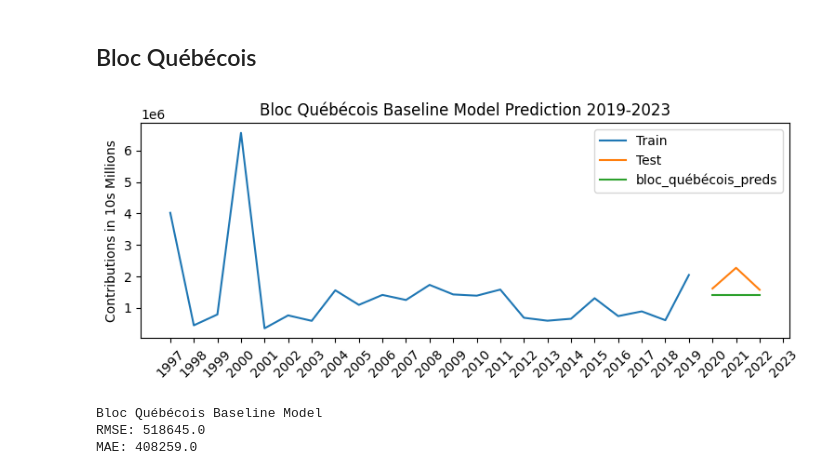
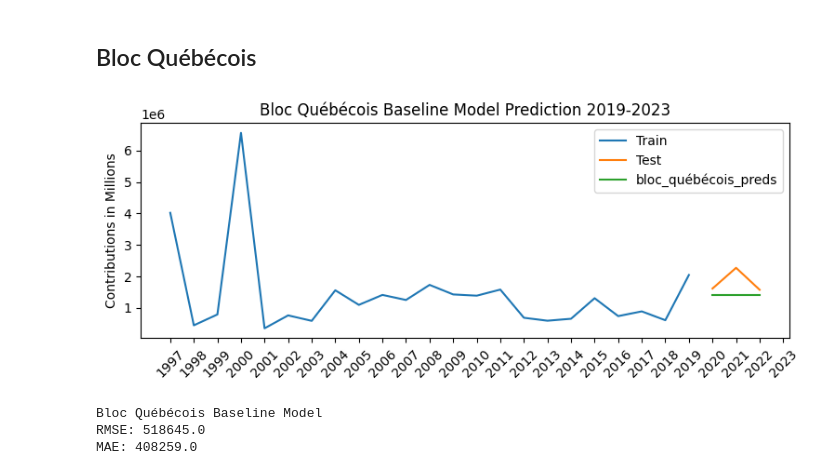
Before and after one commit to WillowTurcot/contribution_forcasting, a Jupyter notebook: 04_modeling.ipynb, the cells around one changed output. Saved outputs shown, nothing was run; the diff lists cells and outputs as text; code cells hidden in the pictures.

```diff
--- a/04_modeling.ipynb
+++ b/04_modeling.ipynb
@@ -23,4 +22,8 @@ np.random.seed(42)
 # %%
-contributions = pd.read_csv('./data/canada_contribution_data.csv',
-                            index_col = 'fiscal/election_date',
-                            parse_dates =True )
+#retrieve data
+contributions = retrieve_contributions()
+# %%
+#change index to DateTime
+contributions.index = pd.to_datetime(contributions.index)
+#Check that the index is a DateTime object
+isinstance(contributions.index, pd.DatetimeIndex)
@@ -176,30 +181,30 @@ MAE: 4101601.0
 # %%
 party = 'bloc_québécois'
 
 #get train test split for 4 years
 X_train, y_train, X_test, y_test = get_tts(data = contributions,
         election_years = election_years,
        party = party,
        train_end = 2019,
        test_end = 2023,
        lags = 5)
 
 #instantiate naive forecaster, fit and get predictions
 bloc_québécois_base_model = NaiveForecaster(strategy = 'mean')
 bloc_québécois_base_model.fit(y_train)
 bloc_québécois_base_preds = bloc_québécois_base_model.predict(y_test.index)
 
 #plot baseline forecast
 plt.figure(figsize = (9, 3))
 plt.plot(y_train, label = 'Train')
 plt.plot(y_test, label = 'Test')
 plt.plot(y_test.index, bloc_québécois_base_preds, label = 'bloc_québécois_preds')
 plt.title('Bloc Québécois Baseline Model Prediction 2019-2023')
-plt.ylabel('Contributions in 10''s Millions')
+plt.ylabel('Contributions in Millions')
 plt.xticks(range(1997, 2024), rotation = 45)
 plt.legend();
 # %% [output]
-[figure, old version]
+[figure, new version]
 # %%
 #get base metrics
 bloc_québécois_base_rmse = round(root_mean_squared_error(y_test, bloc_québécois_base_preds),0)
```
Also changed, not shown: parts of 15 cells of this notebook, 11 other files.
